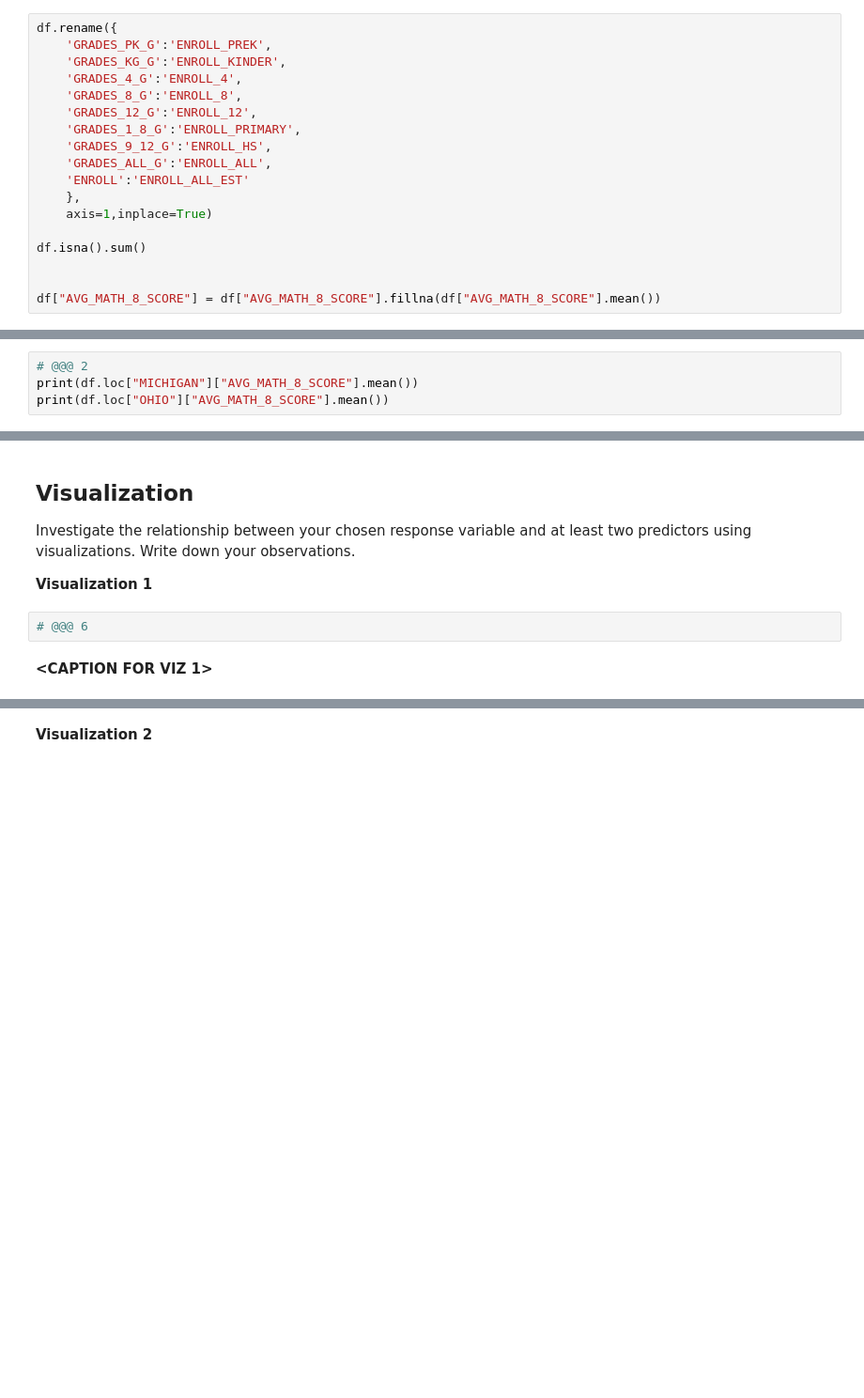
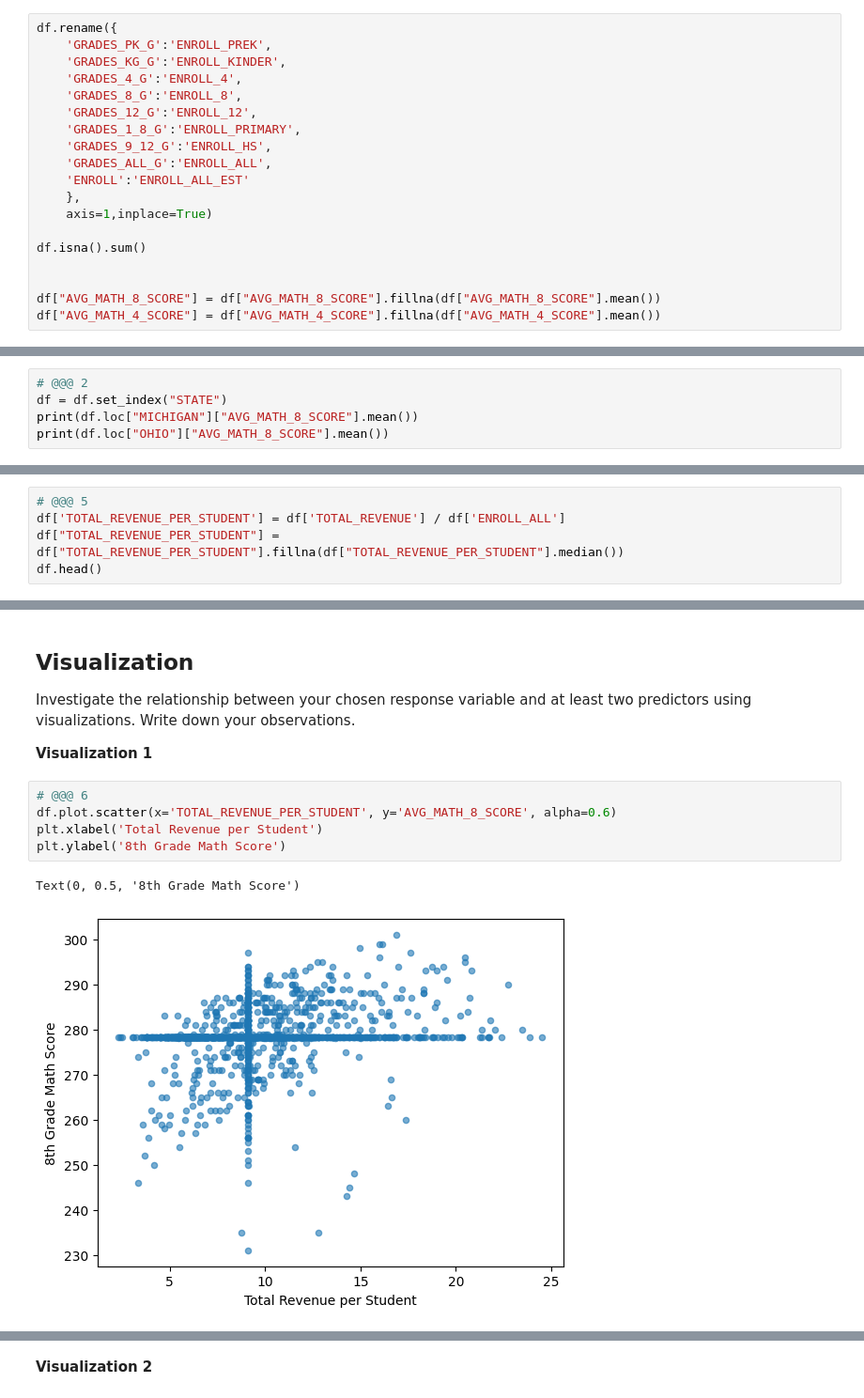
Before and after one commit to kirilzamulin/MDST-Onboarding, a Jupyter notebook: tutorial1/checkpoint1.ipynb, the cells around one changed output, grey strips where cells are left out. Shown at 94% size. Saved outputs shown, nothing was run; the diff lists cells and outputs as text; blank space fills up the shorter version.

```diff
--- a/tutorial1/checkpoint1.ipynb
+++ b/tutorial1/checkpoint1.ipynb
@@ -73,6 +73,7 @@ df.isna().sum()
 
 
 df["AVG_MATH_8_SCORE"] = df["AVG_MATH_8_SCORE"].fillna(df["AVG_MATH_8_SCORE"].mean())
+df["AVG_MATH_4_SCORE"] = df["AVG_MATH_4_SCORE"].fillna(df["AVG_MATH_4_SCORE"].mean())
 # %% [markdown]
 <h2>Exploratory Data Analysis (EDA) </h2>
 # %% [markdown]
@@ -90,6 +91,7 @@ print(df["YEAR"].nunique())
 Let's compare Michigan to Ohio. Which state has the higher average across all years in the test you chose?
 # %%
 # @@@ 2
+df = df.set_index("STATE")
 print(df.loc["MICHIGAN"]["AVG_MATH_8_SCORE"].mean())
 print(df.loc["OHIO"]["AVG_MATH_8_SCORE"].mean())
 # %% [output]
@@ -143,0 +142,5 @@ Feature engineering justification: **<BRIEFLY DESCRIBE WHY YOU MADE THE CHANGES
+# %%
+# @@@ 5
+df['TOTAL_REVENUE_PER_STUDENT'] = df['TOTAL_REVENUE'] / df['ENROLL_ALL']
+df["TOTAL_REVENUE_PER_STUDENT"] = df["TOTAL_REVENUE_PER_STUDENT"].fillna(df["TOTAL_REVENUE_PER_STUDENT"].median())
+df.head()
@@ -147,7 +161,11 @@ Feature engineering justification: **<BRIEFLY DESCRIBE WHY YOU MADE THE CHANGES
 Investigate the relationship between your chosen response variable and at least two predictors using visualizations. Write down your observations.
 
 **Visualization 1**
-# %%
-# @@@ 6
-# %% [markdown]
-**<CAPTION FOR VIZ 1>**
+# %%
+# @@@ 6
+df.plot.scatter(x='TOTAL_REVENUE_PER_STUDENT', y='AVG_MATH_8_SCORE', alpha=0.6)
+plt.xlabel('Total Revenue per Student')
+plt.ylabel('8th Grade Math Score')
+# %% [output]
+Text(0, 0.5, '8th Grade Math Score')
+[figure, added]
```
Also changed, not shown: parts of 20 cells of this notebook, 2 other files.
